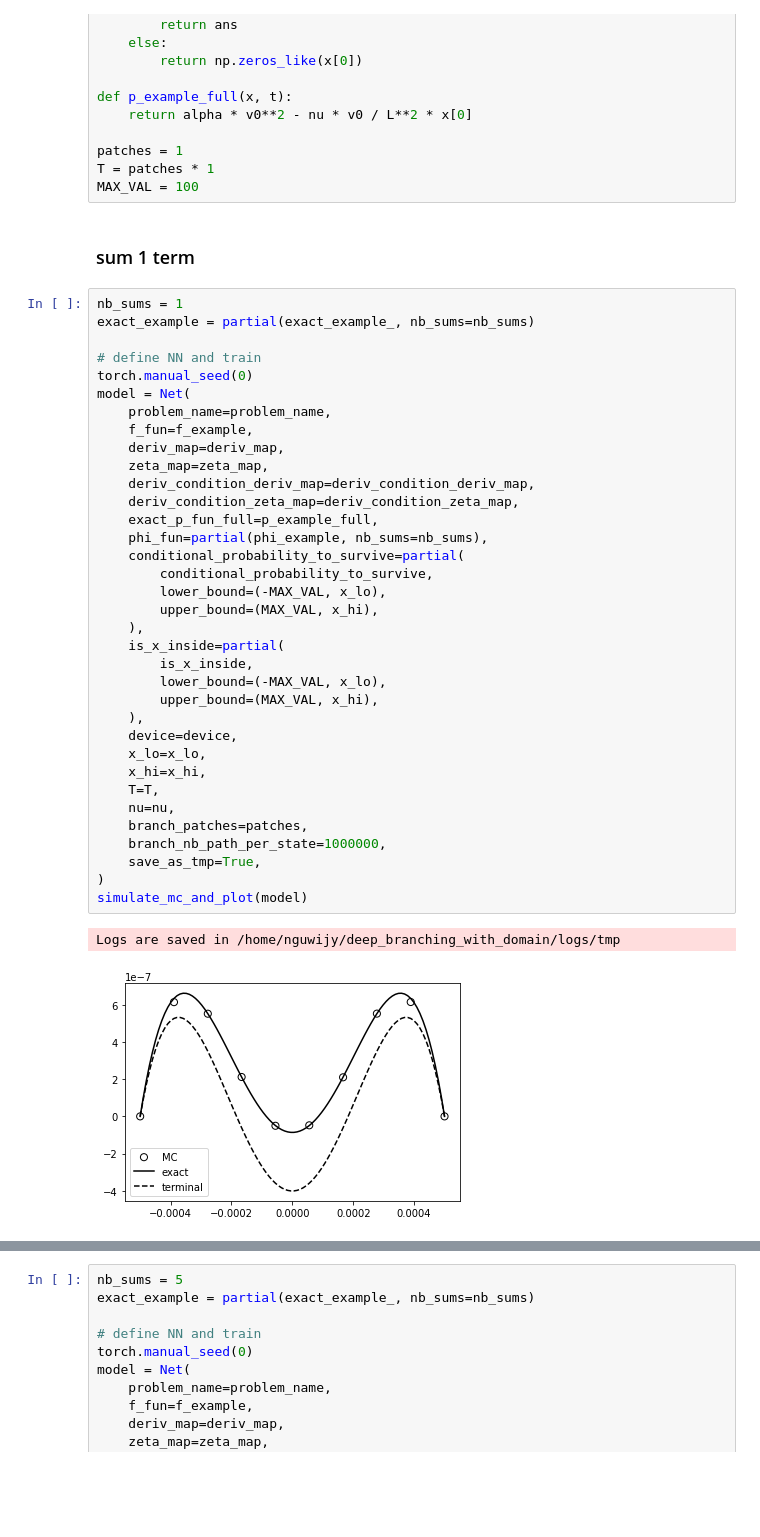
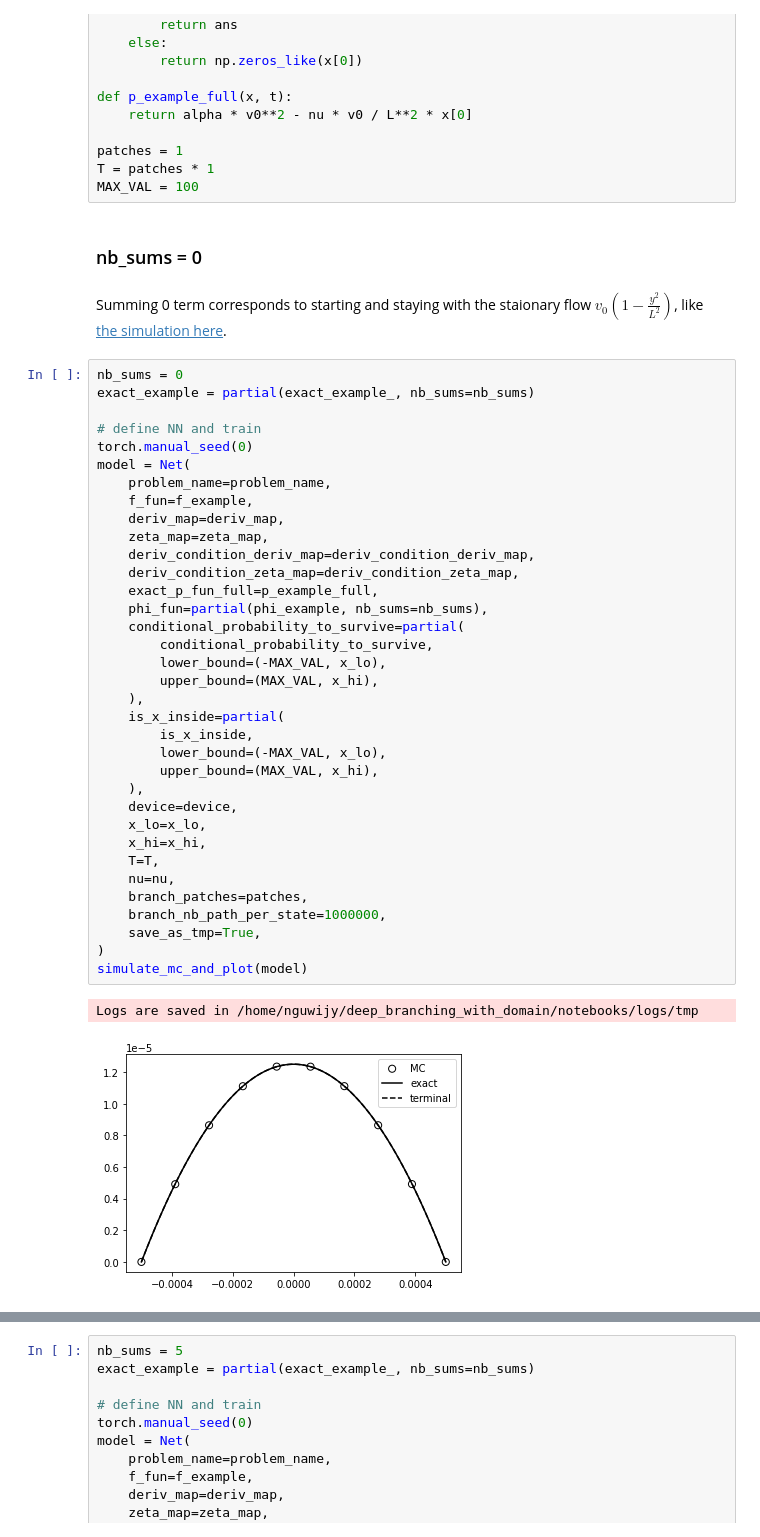
Before and after one commit to nguwijy/deep_branching_with_domain, a Jupyter notebook: notebooks/mc_samples.ipynb, the cells around one changed output, grey strips where cells are left out. Drawn from its saved outputs; the diff is of its cells as text; blank space fills up the shorter version.

Commit message:
test: update n=0 in mc_samples.ipynb

```diff
--- a/notebooks/mc_samples.ipynb
+++ b/notebooks/mc_samples.ipynb
@@ -402,9 +402,12 @@ patches = 1
 T = patches * 1
 MAX_VAL = 100
 # %% [markdown]
-### sum 1 term
+### nb_sums = 0
+# %% [markdown]
+Summing 0 term corresponds to starting and staying with the staionary flow $v_0 \left( 1 - \frac{y^2}{L^2} \right)$,
+like [the simulation here](deep_branching_with_domain.ipynb#Navier-Stokes-equation-starting-with-the-stationary--Poiseuille-flow).
 # %%
-nb_sums = 1
+nb_sums = 0
 exact_example = partial(exact_example_, nb_sums=nb_sums)
 
 # define NN and train
@@ -412,33 +415,33 @@ torch.manual_seed(0)
 model = Net(
     problem_name=problem_name,
     f_fun=f_example,
     deriv_map=deriv_map,
     zeta_map=zeta_map,
     deriv_condition_deriv_map=deriv_condition_deriv_map,
     deriv_condition_zeta_map=deriv_condition_zeta_map,
     exact_p_fun_full=p_example_full,
     phi_fun=partial(phi_example, nb_sums=nb_sums),
     conditional_probability_to_survive=partial(
         conditional_probability_to_survive,
         lower_bound=(-MAX_VAL, x_lo),
         upper_bound=(MAX_VAL, x_hi),
     ),
     is_x_inside=partial(
         is_x_inside,
         lower_bound=(-MAX_VAL, x_lo),
         upper_bound=(MAX_VAL, x_hi),
     ),
     device=device,
     x_lo=x_lo,
     x_hi=x_hi,
     T=T,
     nu=nu,
     branch_patches=patches,
     branch_nb_path_per_state=1000000,
     save_as_tmp=True,
 )
 simulate_mc_and_plot(model)
 # %% [output]
-Logs are saved in /home/nguwijy/deep_branching_with_domain/logs/tmp
+Logs are saved in /home/nguwijy/deep_branching_with_domain/notebooks/logs/tmp
-[figure, old version]
+[figure, new version]
 # %% [markdown]
```
Also changed, not shown: parts of 1 cell of this notebook.
